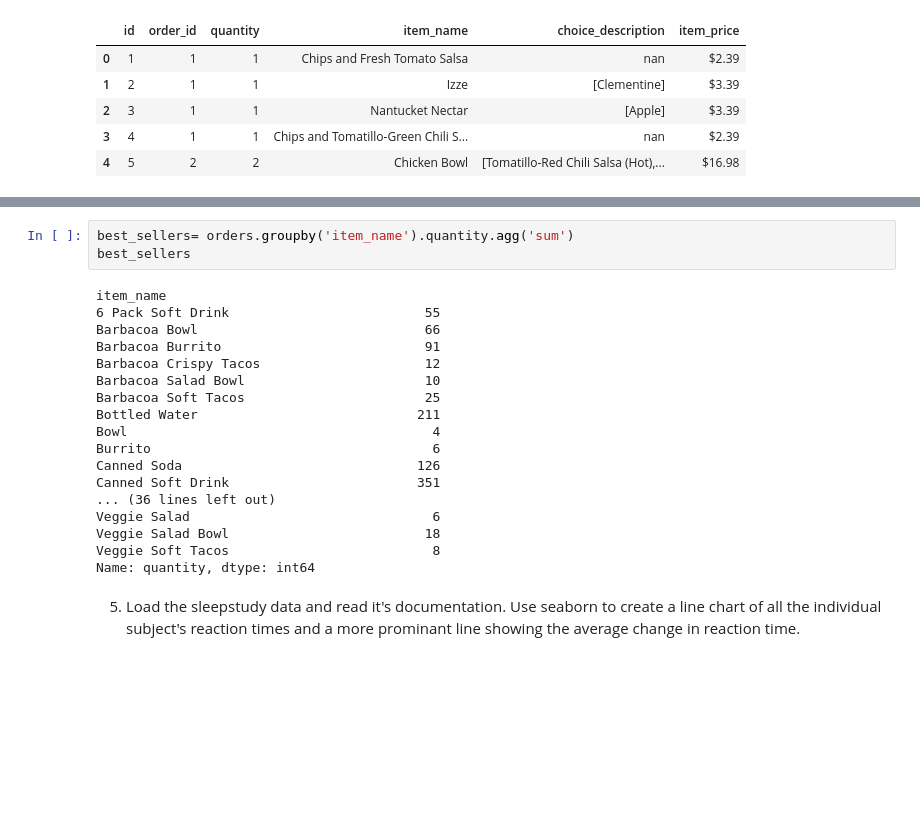
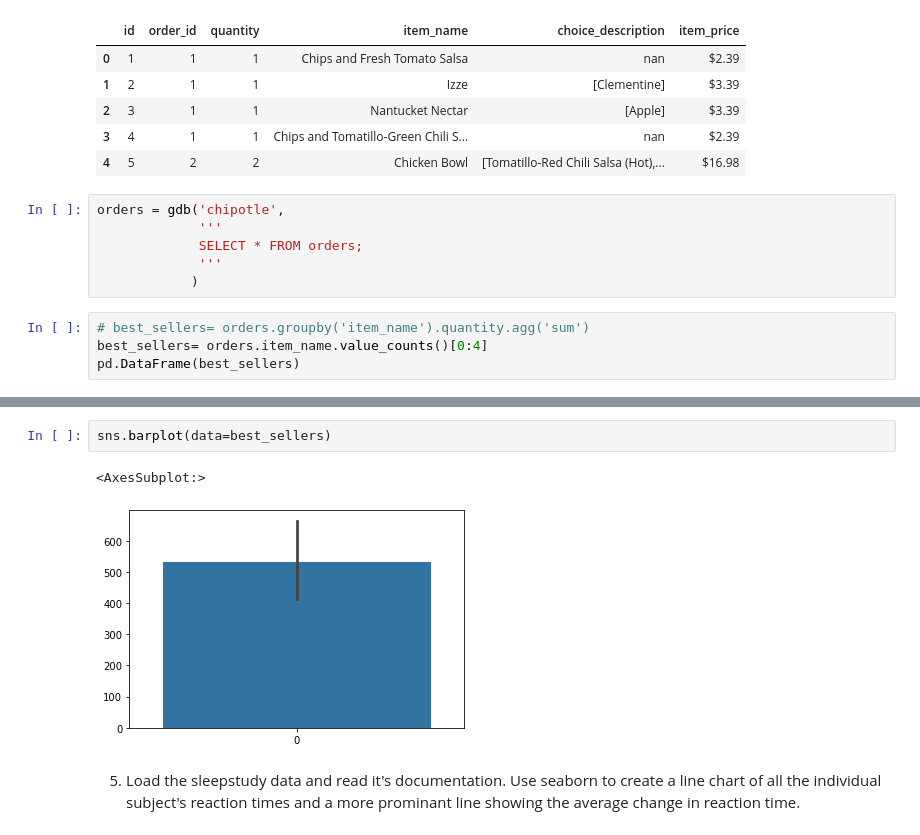
Before and after one commit to David-Howell/numpy-pandas-visualization-exercises, a Jupyter notebook: seaborn_exercises.ipynb, the cells around one changed output, grey strips where cells are left out. Cells and saved outputs as stored; diff of their text form; blank space fills up the shorter version.

```diff
--- a/seaborn_exercises.ipynb
+++ b/seaborn_exercises.ipynb
@@ -430,3 +432,13 @@ orders.head()
 | 2 | 3 | 1 | 1 | Nantucket Nectar | [Apple] | $3.39 |
 | 3 | 4 | 1 | 1 | Chips and Tomatillo-Green Chili S... | nan | $2.39 |
 | 4 | 5 | 2 | 2 | Chicken Bowl | [Tomatillo-Red Chili Salsa (Hot),... | $16.98 |
+# %%
+orders = gdb('chipotle',
+             '''
+             SELECT * FROM orders;
+             '''
+            )
+# %%
+# best_sellers= orders.groupby('item_name').quantity.agg('sum')
+best_sellers= orders.item_name.value_counts()[0:4]
+pd.DataFrame(best_sellers)
@@ -433,23 +451,7 @@ orders.head()
 # %%
-best_sellers= orders.groupby('item_name').quantity.agg('sum')
-best_sellers
+sns.barplot(data=best_sellers)
 # %% [output]
-item_name
-6 Pack Soft Drink                         55
-Barbacoa Bowl                             66
-Barbacoa Burrito                          91
-Barbacoa Crispy Tacos                     12
-Barbacoa Salad Bowl                       10
-Barbacoa Soft Tacos                       25
-Bottled Water                            211
-Bowl                                       4
-Burrito                                    6
-Canned Soda                              126
-Canned Soft Drink                        351
-... (36 lines left out)
-Veggie Salad                               6
-Veggie Salad Bowl                         18
-Veggie Soft Tacos                          8
-Name: quantity, dtype: int64
+<AxesSubplot:>
+[figure, added]
 # %% [markdown]
 5. Load the sleepstudy data and read it's documentation. Use seaborn to create a line chart of all the individual subject's reaction times and a more prominant line showing the average change in reaction time.
```
Also changed, not shown: parts of 2 cells of this notebook.
